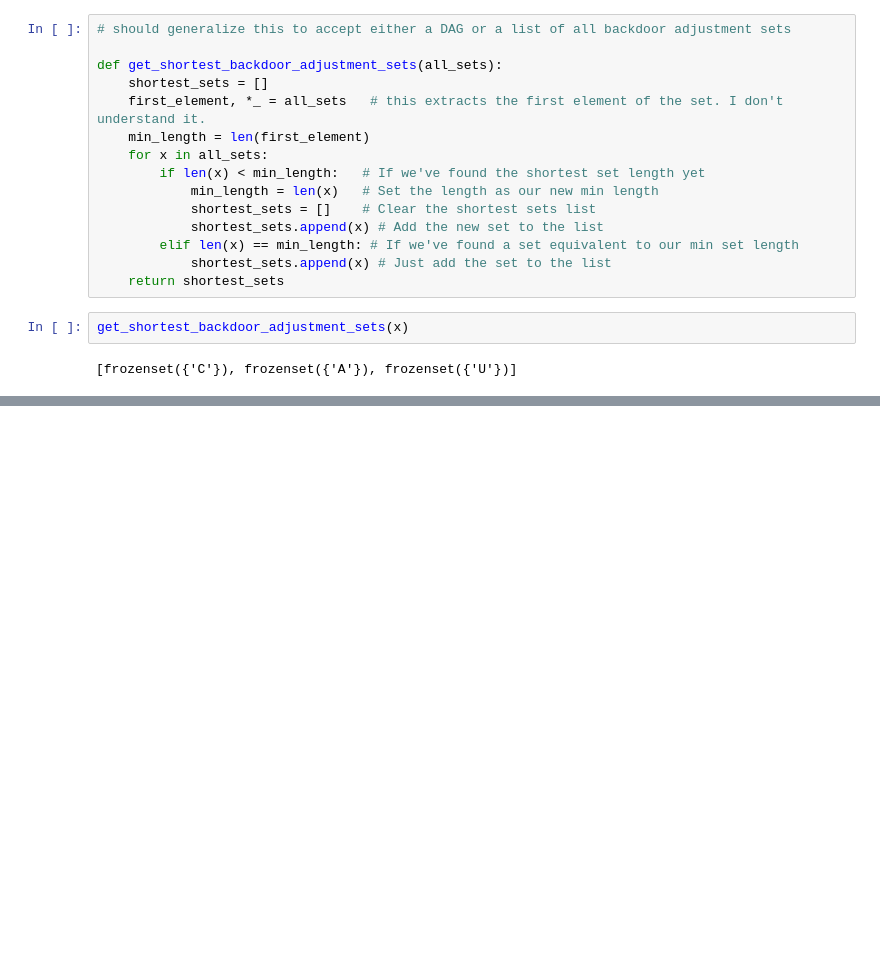
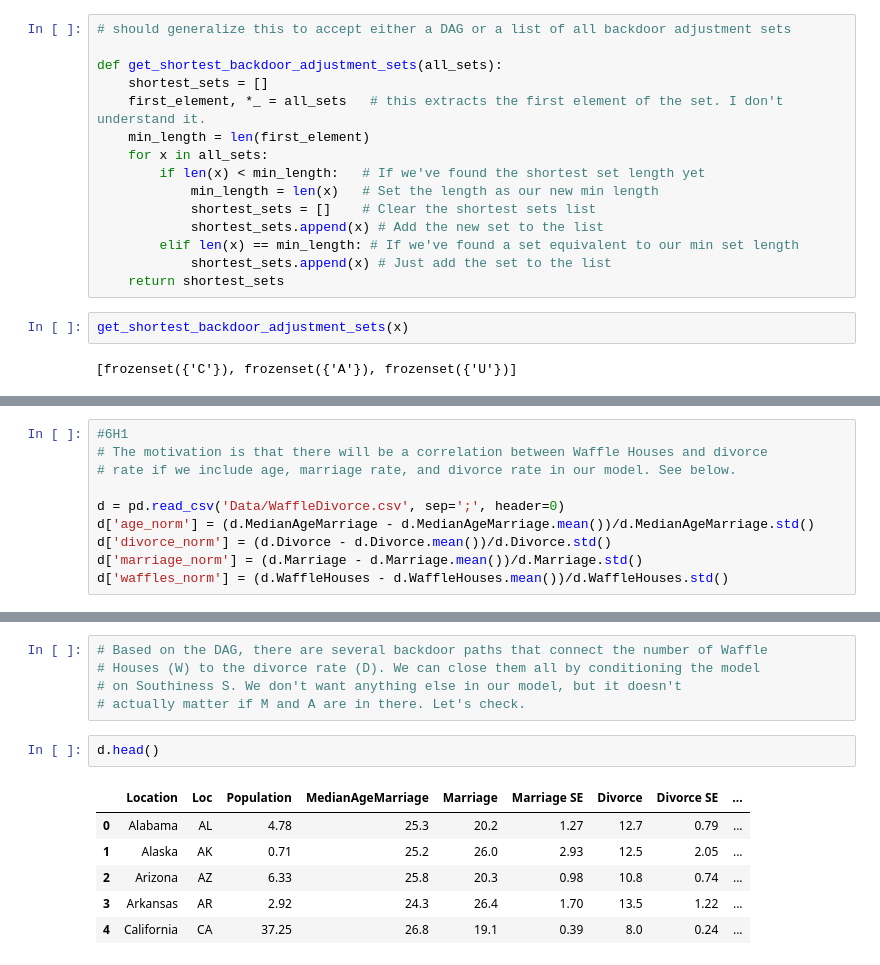
Before and after one commit to mikeviotti/Statistical_Rethinking_MV, a Jupyter notebook: Chapter_6.ipynb, the cells around one changed output, grey strips where cells are left out. Drawn from its saved outputs; the diff is of its cells as text; blank space fills up the shorter version.

```diff
--- a/Chapter_6.ipynb
+++ b/Chapter_6.ipynb
@@ -310,0 +327,10 @@ frozenset({frozenset({'S'}),
+# %%
+#6H1
+# The motivation is that there will be a correlation between Waffle Houses and divorce
+# rate if we include age, marriage rate, and divorce rate in our model. See below.
+
+d = pd.read_csv('Data/WaffleDivorce.csv', sep=';', header=0)
+d['age_norm'] = (d.MedianAgeMarriage - d.MedianAgeMarriage.mean())/d.MedianAgeMarriage.std()
+d['divorce_norm'] = (d.Divorce - d.Divorce.mean())/d.Divorce.std()
+d['marriage_norm'] = (d.Marriage - d.Marriage.mean())/d.Marriage.std()
+d['waffles_norm'] = (d.WaffleHouses - d.WaffleHouses.mean())/d.WaffleHouses.std()
@@ -310,0 +365,14 @@ frozenset({frozenset({'S'}),
+# %%
+# Based on the DAG, there are several backdoor paths that connect the number of Waffle
+# Houses (W) to the divorce rate (D). We can close them all by conditioning the model
+# on Southiness S. We don't want anything else in our model, but it doesn't
+# actually matter if M and A are in there. Let's check.
+# %%
+d.head()
+# %% [output]
+|  | Location | Loc | Population | MedianAgeMarriage | Marriage | Marriage SE | Divorce | Divorce SE | ... |
+| 0 | Alabama | AL | 4.78 | 25.3 | 20.2 | 1.27 | 12.7 | 0.79 | ... |
+| 1 | Alaska | AK | 0.71 | 25.2 | 26.0 | 2.93 | 12.5 | 2.05 | ... |
+| 2 | Arizona | AZ | 6.33 | 25.8 | 20.3 | 0.98 | 10.8 | 0.74 | ... |
+| 3 | Arkansas | AR | 2.92 | 24.3 | 26.4 | 1.70 | 13.5 | 1.22 | ... |
+| 4 | California | CA | 37.25 | 26.8 | 19.1 | 0.39 | 8.0 | 0.24 | ... |
```
Also changed, not shown: parts of 28 cells of this notebook.
